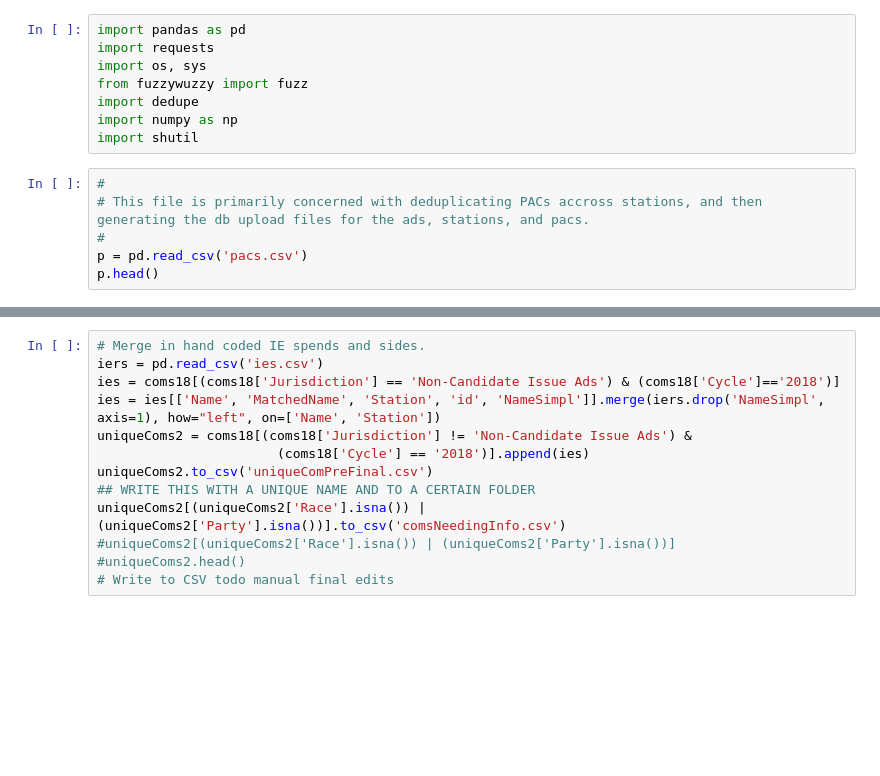
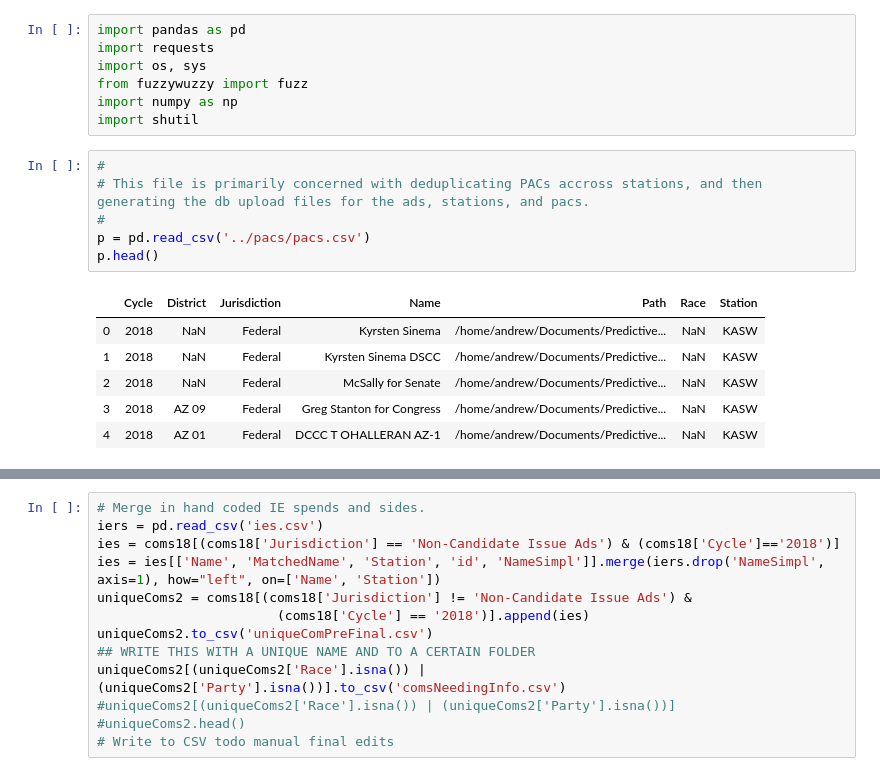
Before and after one commit to and-pulc/fccscraper, a Jupyter notebook: code/BroadcastProcess.ipynb, the cells around one changed output, grey strips where cells are left out. Saved outputs shown, nothing was run; the diff lists cells and outputs as text; blank space fills up the shorter version.

```diff
--- a/code/BroadcastProcess.ipynb
+++ b/code/BroadcastProcess.ipynb
@@ -3,12 +3,18 @@ import pandas as pd
 import requests
 import os, sys
 from fuzzywuzzy import fuzz
-import dedupe
 import numpy as np
 import shutil
 # %%
 #
 # This file is primarily concerned with deduplicating PACs accross stations, and then generating the db upload files for the ads, stations, and pacs.
 #
-p = pd.read_csv('pacs.csv')
+p = pd.read_csv('../pacs/pacs.csv')
 p.head()
+# %% [output]
+|  | Cycle | District | Jurisdiction | Name | Path | Race | Station |
+| 0 | 2018 | NaN | Federal | Kyrsten Sinema | /home/andrew/Documents/Predictive... | NaN | KASW |
+| 1 | 2018 | NaN | Federal | Kyrsten Sinema DSCC | /home/andrew/Documents/Predictive... | NaN | KASW |
+| 2 | 2018 | NaN | Federal | McSally for Senate | /home/andrew/Documents/Predictive... | NaN | KASW |
+| 3 | 2018 | AZ 09 | Federal | Greg Stanton for Congress | /home/andrew/Documents/Predictive... | NaN | KASW |
+| 4 | 2018 | AZ 01 | Federal | DCCC T OHALLERAN AZ-1 | /home/andrew/Documents/Predictive... | NaN | KASW |
```
Also changed, not shown: parts of 7 cells of this notebook, 43 other files.
